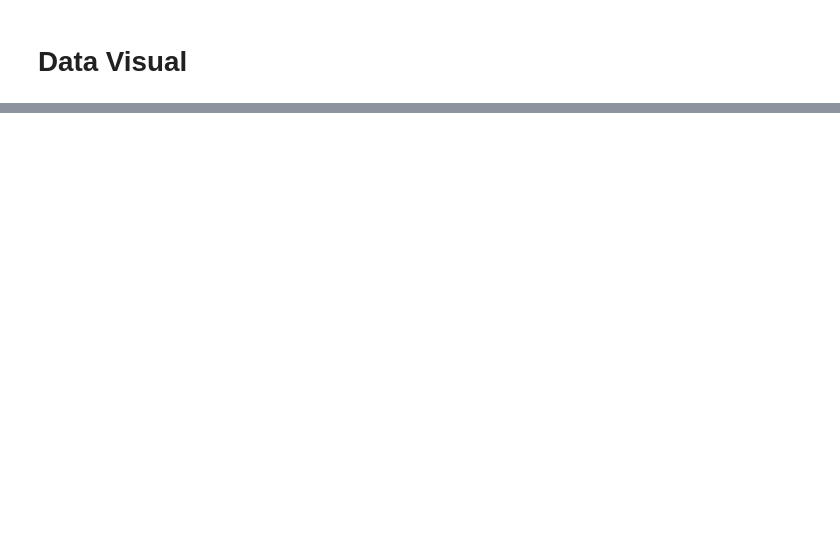
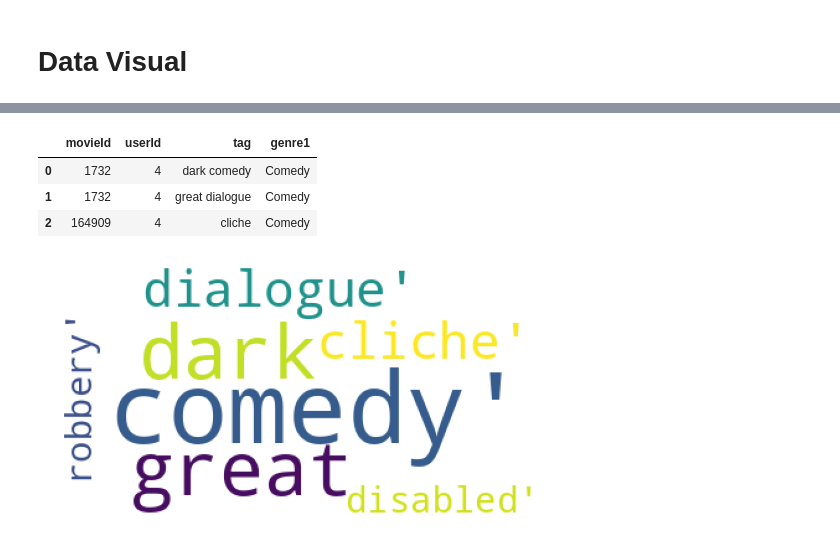
Before and after one commit to kayabaakihiko13/data_movie_and_ratings_recommendation_system, a Jupyter notebook: Movie_rocomendation.ipynb, the cells around one changed output, grey strips where cells are left out. Cells and saved outputs as stored; diff of their text form; code cells hidden in the pictures; blank space fills up the shorter version.

```diff
--- a/Movie_rocomendation.ipynb
+++ b/Movie_rocomendation.ipynb
@@ -331,0 +330,18 @@ only showing top 3 rows
+# %%
+comedy = gabung_tag.filter(F.col('genre1') == "Comedy")
+tagdf=comedy.toPandas()
+tagdf.head(3)
+# %% [output]
+|  | movieId | userId | tag | genre1 |
+| 0 | 1732 | 4 | dark comedy | Comedy |
+| 1 | 1732 | 4 | great dialogue | Comedy |
+| 2 | 164909 | 4 | cliche | Comedy |
+# %%
+from wordcloud import WordCloud
+text=tagdf['tag'].values
+wordcloud = WordCloud(background_color ='white', relative_scaling=0.5).generate(str(text))
+plt.imshow(wordcloud)
+plt.axis("off")
+plt.show()
+# %% [output]
+[figure, added]
```
Also changed, not shown: parts of 25 cells of this notebook.
